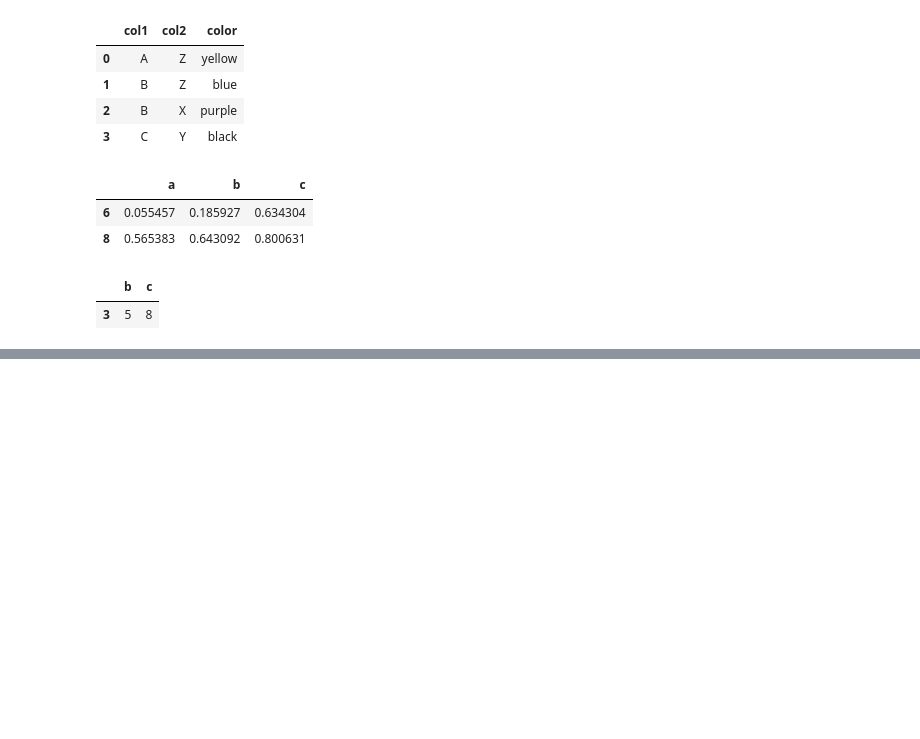
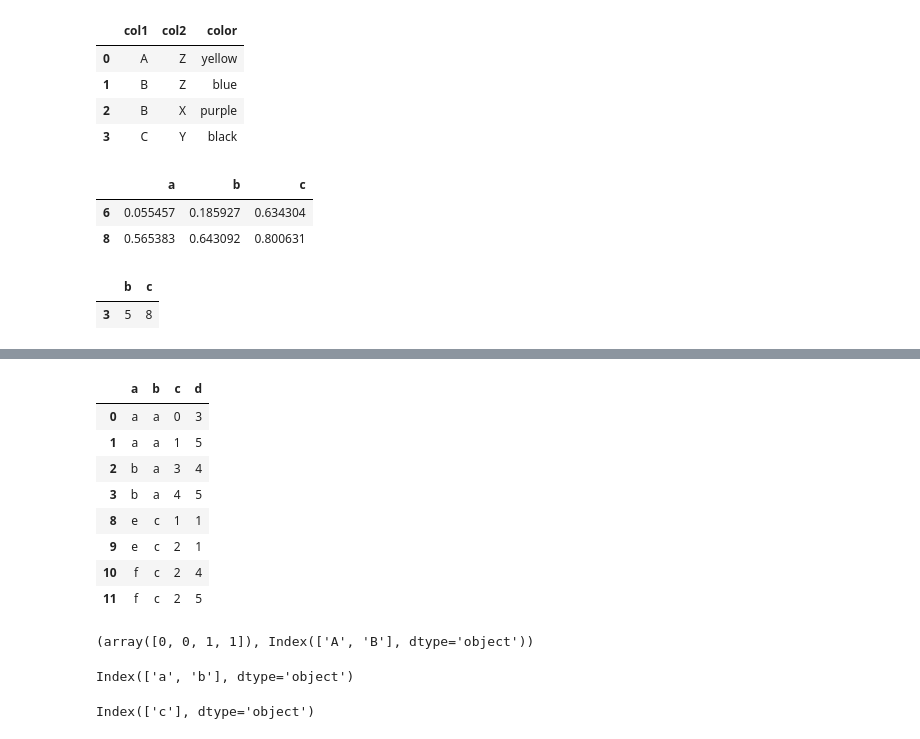
Before and after one commit to Patotricks15/pandas_documentation_study, a Jupyter notebook: indexing_selecting_data.ipynb, the cells around one changed output, grey strips where cells are left out. Saved outputs shown, nothing was run; the diff lists cells and outputs as text; code cells hidden in the pictures; blank space fills up the shorter version.

Commit message:
Index

```diff
--- a/indexing_selecting_data.ipynb
+++ b/indexing_selecting_data.ipynb
@@ -324,0 +355,12 @@ df.query('index < b < c')
+# %%
+df.query('b == ["a", "c"]')
+# %% [output]
+|  | a | b | c | d |
+| 0 | a | a | 0 | 3 |
+| 1 | a | a | 1 | 5 |
+| 2 | b | a | 3 | 4 |
+| 3 | b | a | 4 | 5 |
+| 8 | e | c | 1 | 1 |
+| 9 | e | c | 2 | 1 |
+| 10 | f | c | 2 | 4 |
+| 11 | f | c | 2 | 5 |
@@ -324,0 +373,16 @@ df.query('index < b < c')
+# %%
+idx, cols
+# %% [output]
+(array([0, 0, 1, 1]), Index(['A', 'B'], dtype='object'))
+# %%
+a = pd.Index(['c', 'b', 'a'])
+
+b = pd.Index(['c', 'e', 'd'])
+
+a.difference(b)
+# %% [output]
+Index(['a', 'b'], dtype='object')
+# %%
+a.intersection(b)
+# %% [output]
+Index(['c'], dtype='object')
```
Also changed, not shown: parts of 5 cells of this notebook.
